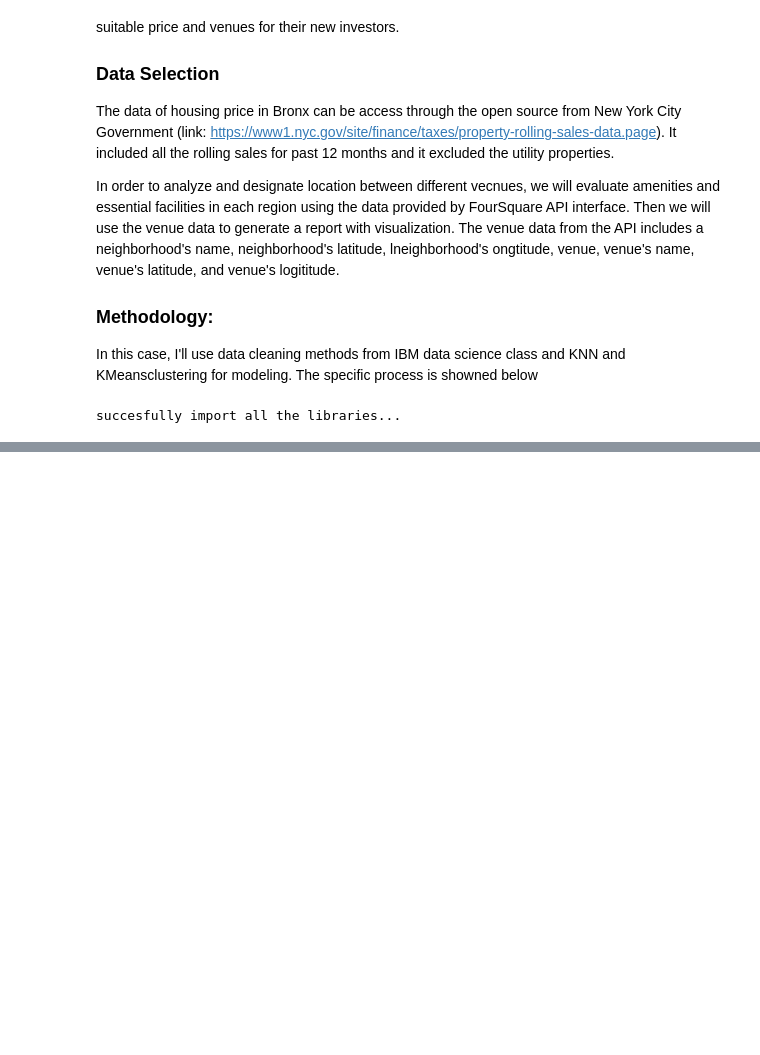
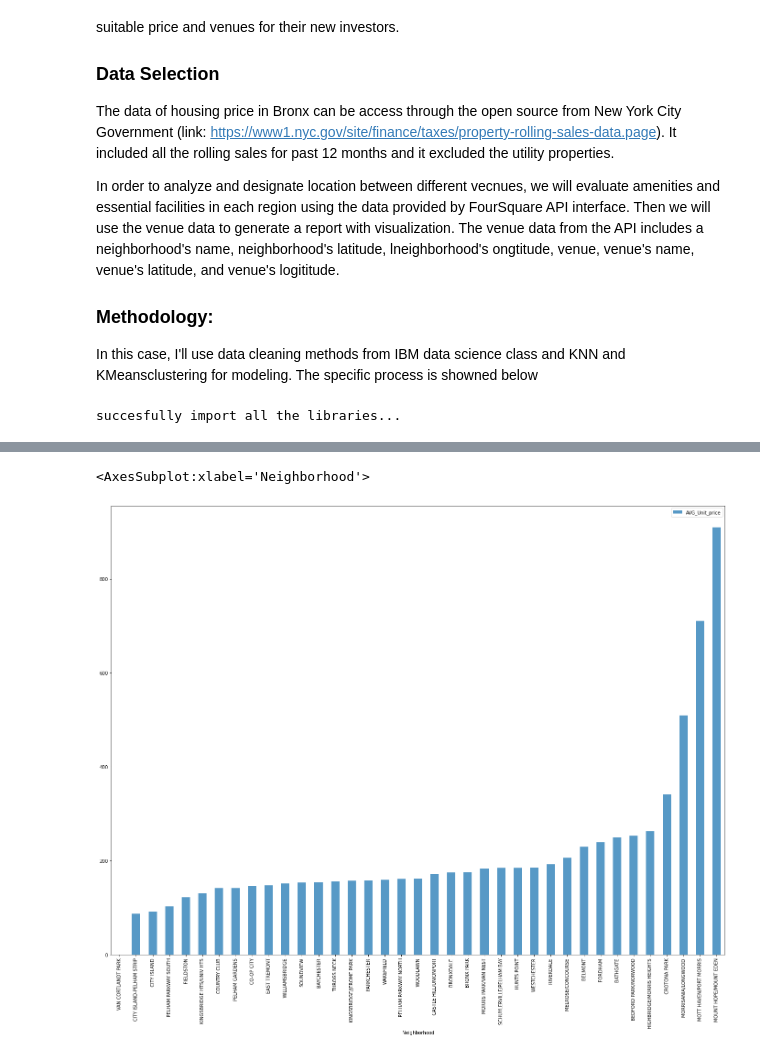
Before and after one commit to yyitingli/Coursera_Capstone, a Jupyter notebook: BattleOfNeighWK1.ipynb, the cells around one changed output, grey strips where cells are left out. Drawn from its saved outputs; the diff is of its cells as text; code cells hidden in the pictures; blank space fills up the shorter version.

```diff
--- a/BattleOfNeighWK1.ipynb
+++ b/BattleOfNeighWK1.ipynb
@@ -49,0 +358,6 @@ FileNotFoundError: [Errno 2] No such file or directory: 'nyu-2451-34572-geojson.
+# %%
+# Handle house price data on each neighborhood
+body = 'Data/rollingsales_bronx.xls'
+df = pd.read_excel(body)
+
+df.head()
@@ -49,0 +372,6 @@ FileNotFoundError: [Errno 2] No such file or directory: 'nyu-2451-34572-geojson.
+# %%
+#extract some feature
+columns = ['Neighborhood','Category','ADDRESS','ZIP CODE','SQFT','YOB','PRICE','DATE']
+df = df[['NEIGHBORHOOD','BUILDING CLASS CATEGORY','ADDRESS','ZIP CODE','LAND SQUARE FEET','YEAR BUILT','SALE PRICE','SALE DATE']]
+df.columns = columns
+df.head()
@@ -49,0 +385,15 @@ FileNotFoundError: [Errno 2] No such file or directory: 'nyu-2451-34572-geojson.
+# %%
+#data pre-processing
+df.dropna(axis = 0)
+df['PRICE'].astype('float64')
+df['SQFT'].astype('float64')
+df1 = df.query('PRICE >= 1')
+df1 = df.query('SQFT >1')
+df1.insert(6, "UNIT PRICE", df1['PRICE'] // df1['SQFT'], True)
+df1 = df1[~df1.ADDRESS.str.contains(",")]
+neighborhood = df1['Neighborhood'].unique().tolist()
+
+#find the average unit price of each neighborhood
+df_price = df1.groupby(['Neighborhood'])['UNIT PRICE'].mean().reset_index()
+df_price.columns = ['Neighborhood','AVG_Unit_price']
+df_price.head()
@@ -49,0 +407,10 @@ FileNotFoundError: [Errno 2] No such file or directory: 'nyu-2451-34572-geojson.
+# %%
+# save the Sorted AVG unit price into excel file
+body1 = 'Data/dfprice.xlsx'
+df_price1 = df_price.sort_values('AVG_Unit_price',ascending = True)
+df_price2 = df_price1
+df_price2.set_index('Neighborhood',inplace=True,drop=True)
+df_price2.to_excel(body1, index = True)
+df2 = pd.read_excel(body1)
+
+df2
@@ -49,0 +435,7 @@ FileNotFoundError: [Errno 2] No such file or directory: 'nyu-2451-34572-geojson.
+# %%
+#Create Bar chart for housing price
+
+df_price2.plot(kind='bar',figsize=(24,18),alpha=0.75)
+# %% [output]
+<AxesSubplot:xlabel='Neighborhood'>
+[figure, added]
```
Also changed, not shown: parts of 42 cells of this notebook, 4 other files.
